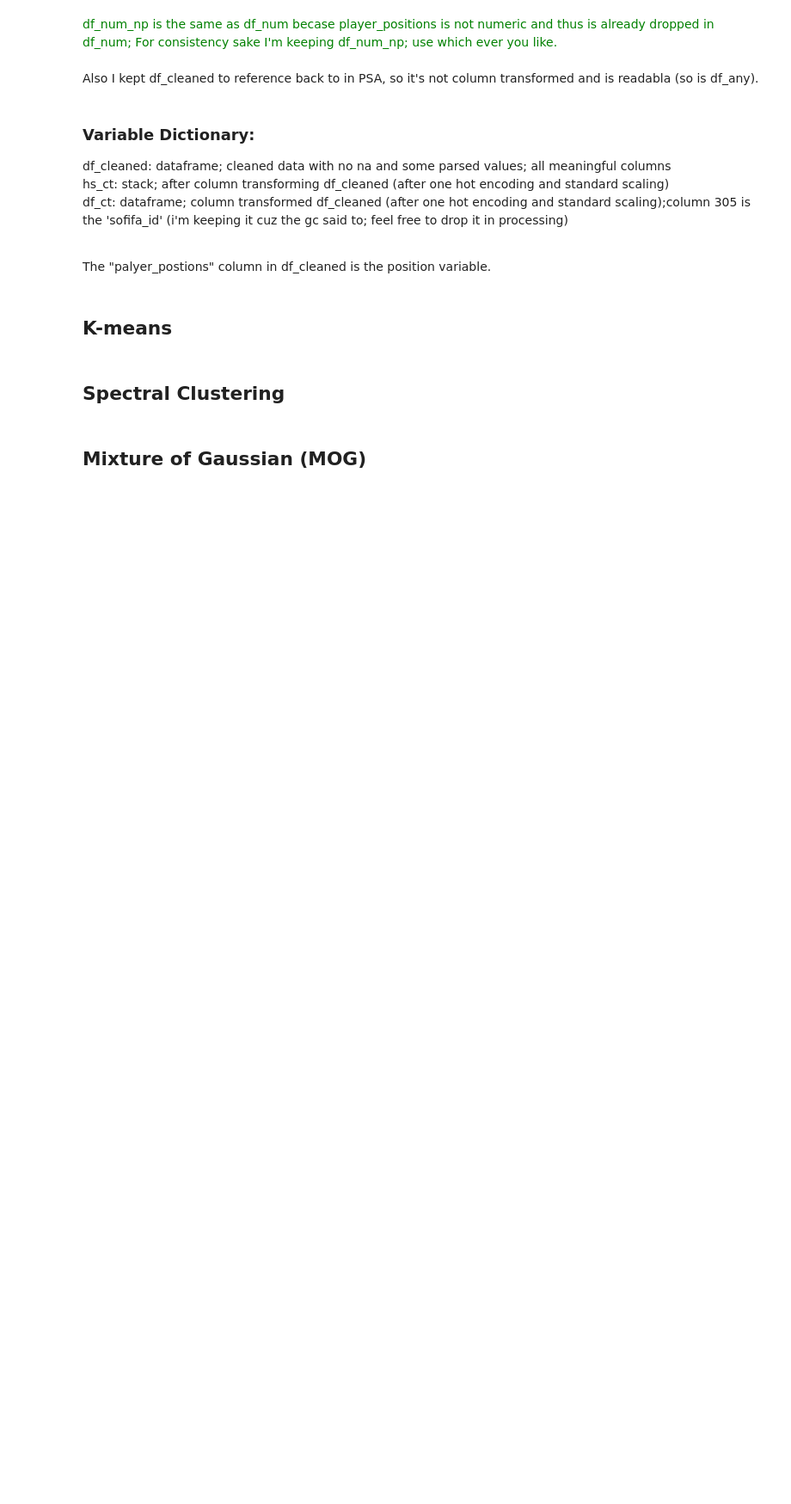
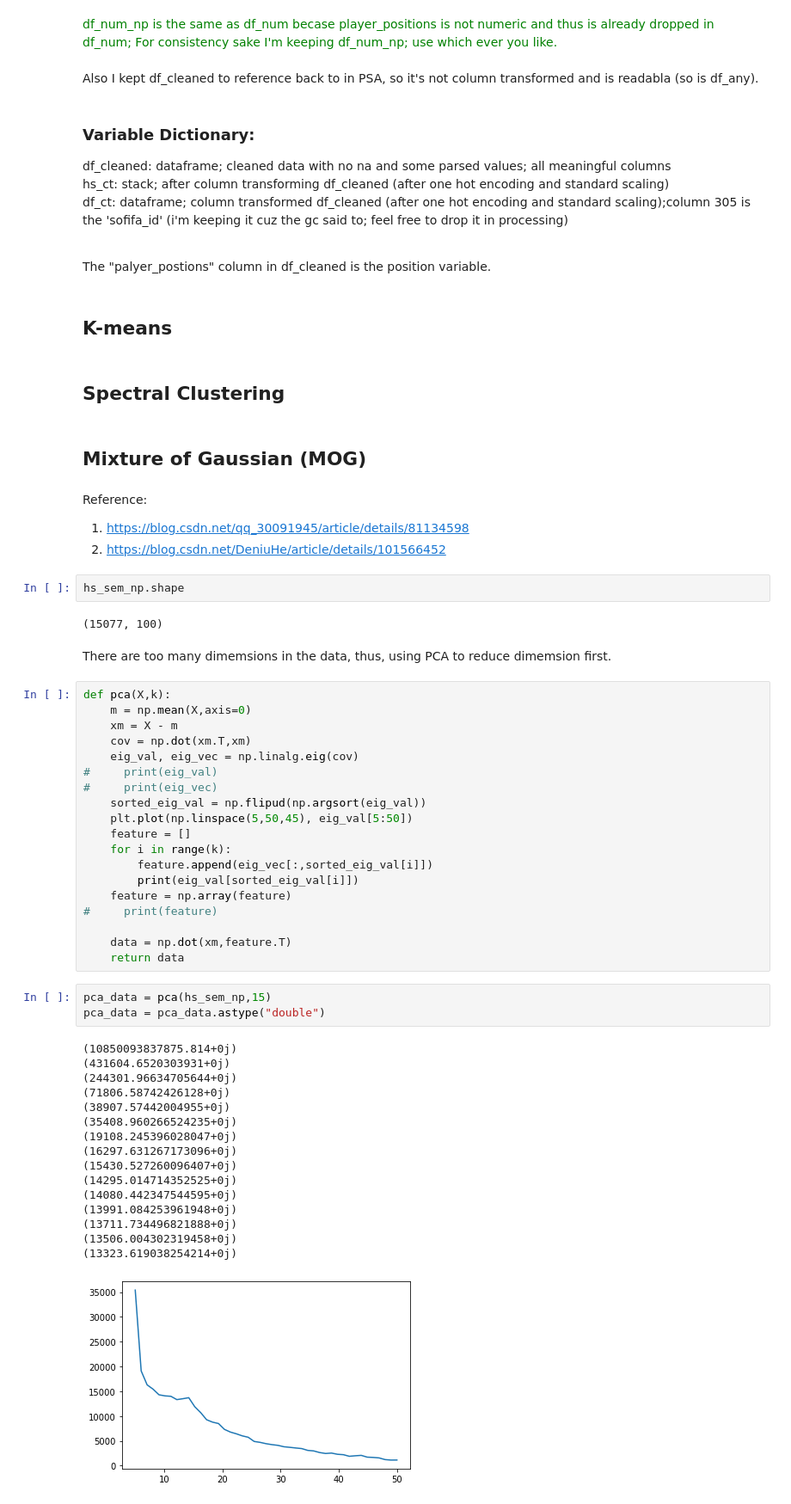
Before and after one commit to mikeheheda/FIFA-Player-Clustering, a Jupyter notebook: 118B Final Project.ipynb, the cells around one changed output. Shown: that part at 86% size. Saved outputs shown, nothing was run; the diff lists cells and outputs as text; blank space fills up the shorter version.

```diff
--- a/118B Final Project.ipynb
+++ b/118B Final Project.ipynb
@@ -421,3 +421,52 @@ The "palyer_postions" column in df_cleaned is the position variable.
 ## Spectral Clustering
 # %% [markdown]
 ## Mixture of Gaussian (MOG)
+# %% [markdown]
+Reference:
+1. https://blog.csdn.net/qq_30091945/article/details/81134598
+2. https://blog.csdn.net/DeniuHe/article/details/101566452
+# %%
+hs_sem_np.shape
+# %% [output]
+(15077, 100)
+# %% [markdown]
+There are too many dimemsions in the data, thus, using PCA to reduce dimemsion first.
+# %%
+def pca(X,k):
+    m = np.mean(X,axis=0)
+    xm = X - m
+    cov = np.dot(xm.T,xm)
+    eig_val, eig_vec = np.linalg.eig(cov)
+#     print(eig_val)
+#     print(eig_vec)
+    sorted_eig_val = np.flipud(np.argsort(eig_val))
+    plt.plot(np.linspace(5,50,45), eig_val[5:50])
+    feature = []
+    for i in range(k):
+        feature.append(eig_vec[:,sorted_eig_val[i]])
+        print(eig_val[sorted_eig_val[i]])
+    feature = np.array(feature)
+#     print(feature)
+
+    data = np.dot(xm,feature.T)
+    return data
+# %%
+pca_data = pca(hs_sem_np,15)
+pca_data = pca_data.astype("double")
+# %% [output]
+(10850093837875.814+0j)
+(431604.6520303931+0j)
+(244301.96634705644+0j)
+(71806.58742426128+0j)
+(38907.57442004955+0j)
+(35408.960266524235+0j)
+(19108.245396028047+0j)
+(16297.631267173096+0j)
+(15430.527260096407+0j)
+(14295.014714352525+0j)
+(14080.442347544595+0j)
+(13991.084253961948+0j)
+(13711.734496821888+0j)
+(13506.004302319458+0j)
+(13323.619038254214+0j)
+[figure, added]
```
Also changed, not shown: parts of 23 cells of this notebook.
